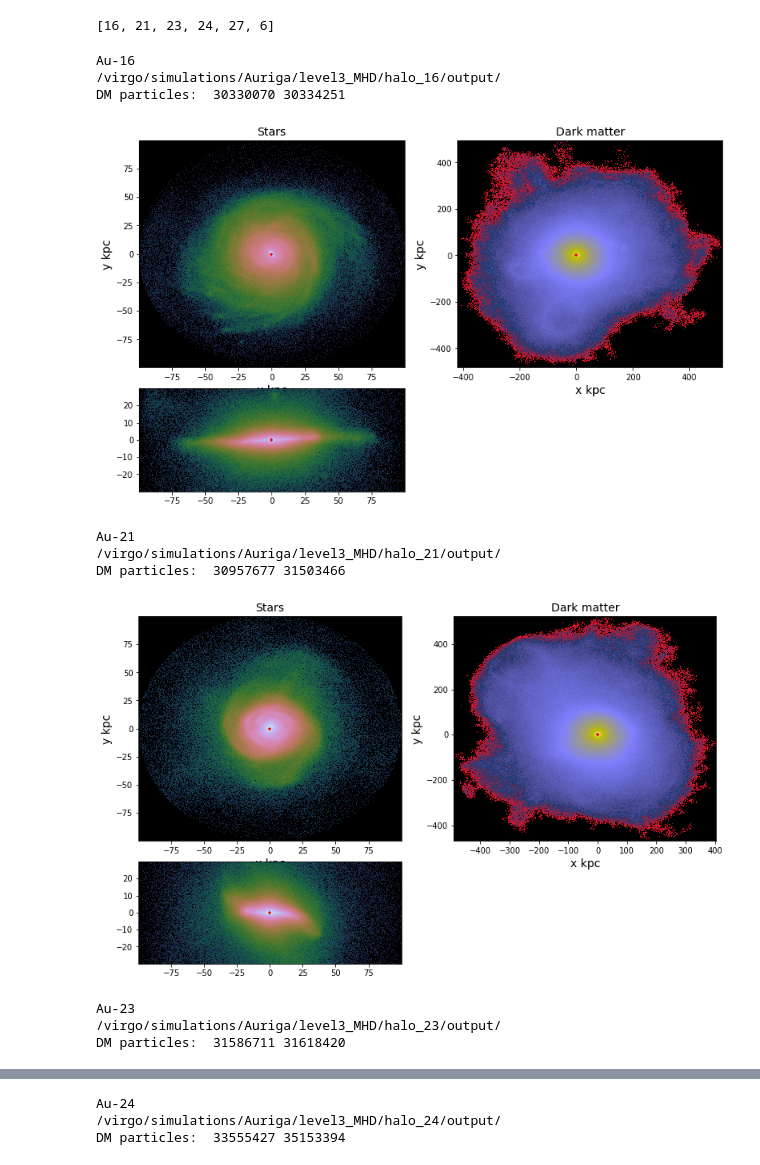
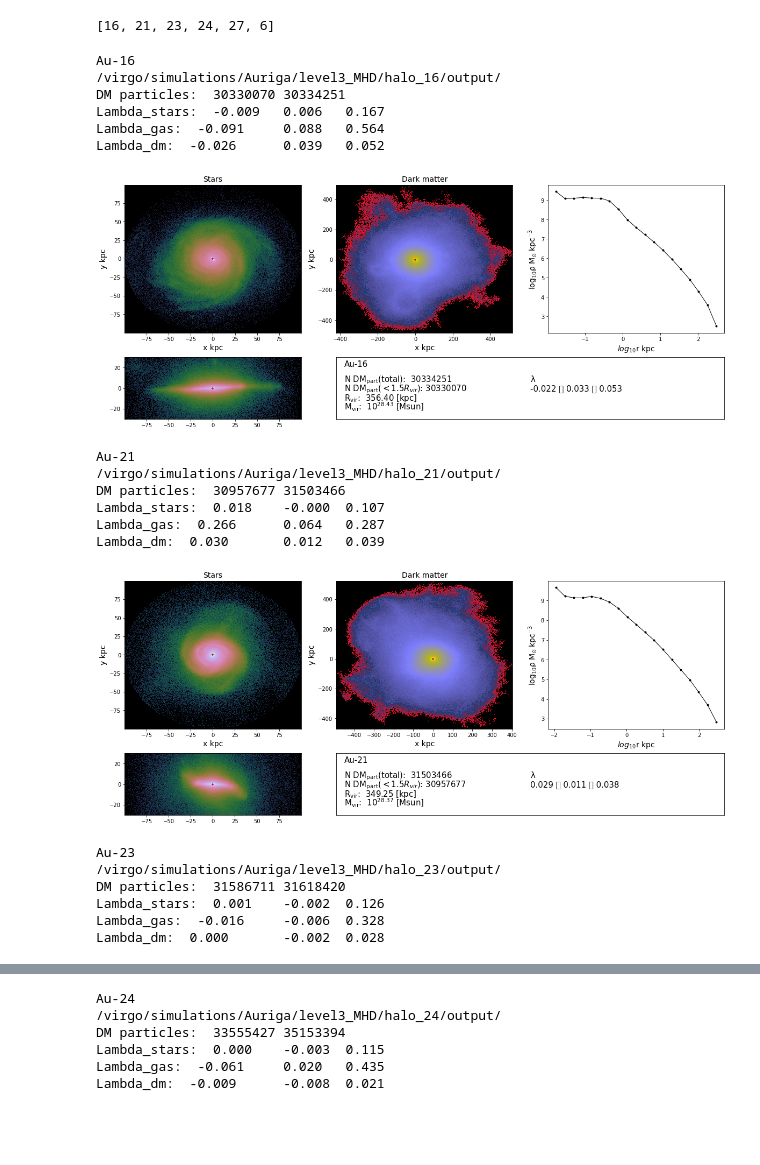
Before and after one commit to jngaravitoc/auriga-exp, a Jupyter notebook: src/Analisys Sample.ipynb, the cells around one changed output, grey strips where cells are left out. Saved outputs shown, nothing was run; the diff lists cells and outputs as text; code cells hidden in the pictures; blank space fills up the shorter version.

```diff
--- a/src/Analisys Sample.ipynb
+++ b/src/Analisys Sample.ipynb
@@ -7,6 +7,19 @@ import seaborn as sns
 import h5py as h5
 import warnings
 warnings.filterwarnings('ignore')
+# %%
+km2kpc=3.24078e-17
+def AngMom(dat):#rxv
+    #print(dat.shape)
+    dat[:,3]=dat[:,3]*km2kpc
+    dat[:,4]=dat[:,4]*km2kpc
+    dat[:,5]=dat[:,5]*km2kpc
+    rxv = np.cross(dat[:,:3],dat[:,3:6])* dat[:,6].reshape((dat[:,6].size,1))
+    #Li = (dat[:,1]*dat[:,5] - dat[:,2]*dat[:,4]) * dat[:,6]
+    #Lj = (dat[:,2]*dat[:,3] - dat[:,0]*dat[:,5]) * dat[:,6]
+    #Lk = (dat[:,0]*dat[:,4] - dat[:,1]*dat[:,3]) * dat[:,6]
+    #Lx,Ly,Lz = np.sum(Li),np.sum(Lj),np.sum(Lk)
+    return np.sum(rxv,axis=0)#np.array([Lx,Ly,Lz])
 # %%
 la.L3MHDsam
 # %% [output]
@@ -29,6 +42,7 @@ for nhalo in la.L3MHDsam:
     #def func1(st,f): return sim.Snapshot_Subhalo(idSubhalo=0,snapType=st,fields=f)
     fields_stars = ['pos','vel','id','mass','type','pot','age']
     fields_dm = ['pos','vel','id','mass','type','pot']
+    fields_gas = ['pos','vel','id','mass','type','pot']
     #manager = multiprocessing.Manager()
     #return_dict = manager.dict()
 
@@ -40,11 +54,12 @@ for nhalo in la.L3MHDsam:
     #p2.join()
     Datstars = sim.Snapshot_Subhalo(idSubhalo=0,snapType='stars',fields=fields_stars)
     DatDM = sim.Snapshot_Subhalo(idSubhalo=0,snapType='dm1',fields=fields_dm)
+    Datgas = sim.Snapshot_Subhalo(idSubhalo=0,snapType='gas',fields=fields_gas)
     #print(return_dict.values())
     #break
     #del p1,p2
 
-    Data = {'stars':Datstars,'dm1':DatDM}
+    Data = {'stars':Datstars,'dm1':DatDM,'gas':Datgas}
     param = {'spos':sim.sf.data['spos'][0,:],
             'svel':sim.sf.data['svel'][0,:],
             'header':sim.Header()}
@@ -53,6 +68,7 @@ for nhalo in la.L3MHDsam:
     Data = gal.Rotate()
     Datstars=Data['stars']
     DatDM = Data['dm1']
+    Datgas = Data['gas']
 
 
     # Stellar Parameter -------------------------------
@@ -63,6 +79,7 @@ for nhalo in la.L3MHDsam:
     Ms = Datstars['mass'] #[Msun]
 
     rs = np.sqrt(Xs**2 + Ys**2)
+    rstar = np.sqrt(Xs**2 + Ys**2 +Zs**2)
 
     # DM paramater ------------------------------------
     posdm = DatDM['pos'] #[kpc
@@ -71,6 +88,7 @@ for nhalo in la.L3MHDsam:
     Zdm = posdm[:,2]
     Mdm = DatDM['mass'] #[Msun]
     r3dm = np.sqrt(Xdm**2 + Ydm**2 + Zdm**2)
+    rdm= np.sqrt(Xdm**2 + Ydm**2 + Zdm**2)
     Npartbe = len(r3dm)
     # --------------------------------------------------
 
@@ -81,17 +99,37 @@ for nhalo in la.L3MHDsam:
     Xdm,Ydm,Zdm,Mdm,r3dm=Xdm[cutdm],Ydm[cutdm],Zdm[cutdm],Mdm[cutdm],r3dm[cutdm]
     print('DM particles: ',len(r3dm),Npartbe)
     #------------------------------------------------------------------------
+    #Compute Lambda
+    G= 6.674*1e-11 #m3⋅kg−1⋅s−2
+    m2kpc, kg2Msun = 3.2408*1e-20,5e-31
+    G=G*(m2kpc**3) /kg2Msun # kpc3 Msun-1 s-2
 
-    #SDf = lambda x,y,k,dim: la.StellarDensity2D(x,y,k,npix = dim,style='SD')
+    rgas = np.sqrt(Datgas['pos'][:,0]**2 + Datgas['pos'][:,1]**2 + Datgas['pos'][:,2]**2)
+    r200 = Rvir
+    sels,selg,seld = (rstar<=r200) , (rgas<=r200) , (rdm<=r200)
+    Mencs,Mencg,Mencd=np.sum(Datstars['mass'][sels]), np.sum(Datgas['mass'][selg]), np.sum(DatDM['mass'][seld])
+    Menc =  Mencs+Mencg+Mencd
+    #print(mass200encl,m200)
+    #r X v
+    Jstar = AngMom(np.hstack((Datstars['pos'],Datstars['vel'],Datstars['mass'].reshape(Datstars['mass'].size,1)))[sels])
+    Jgas  = AngMom(np.hstack((Datgas['pos'],Datgas['vel'],Datgas['mass'].reshape(Datgas['mass'].size,1)))[selg])
+    Jdm   = AngMom(np.hstack((DatDM['pos'],DatDM['vel'],DatDM['mass'].reshape(DatDM['mass'].size,1)))[seld])
+    ## revisar calculo de J para dm
 
-    #p1=multiprocessing.Process(target=SDf, args=(Xs,Ys,Ms,[720,720]))
-    #p2=multiprocessing.Process(target=SDf, args=(Xs,Zs,Ms,[720,int(720/2)]))
-    #p3=multiprocessing.Process(target=SDf, args=(Xdm,Ydm,Mdm,[720,720]))
+    J = Jstar+Jgas+Jdm
 
-    #p1.start()
-    #p2.start()
-    #p3.start()
+    #print(Jstar,Jgas,Jdm,J)
+    V200 = np.sqrt((G*Menc)/r200)
+    V200s,V200g,V200d = np.sqrt((G*Mencs)/r200),np.sqrt((G*Mencg)/r200),np.sqrt((G*Mencd)/r200)
+    Lambda = J / (np.sqrt(2)*Menc*r200*V200)
+    Ls = Jstar / (np.sqrt(2)*Mencs*r200*V200s)
+    Lg = Jgas / (np.sqrt(2)*Mencg*r200*V200g)
+    Ld = Jdm / (np.sqrt(2)*Mencd*r200*V200d)
 
+    print('Lambda_stars:  %.3f\t%.3f\t%.3f'%(Ls[0],Ls[1],Ls[2]))
+    print('Lambda_gas:  %.3f\t%.3f\t%.3f'%(Lg[0],Lg[1],Lg[2]))
+    print('Lambda_dm:  %.3f\t%.3f\t%.3f'%(Ld[0],Ld[1],Ld[2]))
+    #------------------------------------------------------------------------
     Hsf,_xsf,_ysf,boxsf = la.StellarDensity2D(Xs,Ys,Ms,npix = [720,720],style='SD')
     Hse,_xse,_yse,boxse = la.StellarDensity2D(Xs,Zs,Ms,npix = [720,int(720/2)],style='SD')
 
@@ -127,7 +165,6 @@ for nhalo in la.L3MHDsam:
     plt.xlabel('x kpc',fontsize=14)
     plt.ylabel('y kpc',fontsize=14)
 
-    '''
     plt.subplot(3,3,(3,6))
     r3min,r3max=np.log10(r3dm).min(),np.log10(r3dm).max()
     r3dml = np.log10(r3dm)
@@ -142,42 +179,51 @@ for nhalo in la.L3MHDsam:
 
     plt.plot(DR[:-1],np.log10(rho),lw=1,marker='.',c='k')
     plt.ylabel(r'$\rm log_{10} \rho\; M_{\odot}\;kpc^{-3}}$',fontsize=14)
     plt.xlabel(r'$log_{10}$r kpc',fontsize=14)
     #print(DR,rho)
 
     plt.subplot(3,3,(8,9))
 
     plt.text(0.02,0.85,'Au-%s'%nhalo,fontsize=15)
     plt.text(0.02,0.6,r'N $\rm DM_{part}$(total):  %s'%Npartbe,fontsize=15)
     plt.text(0.02,0.45,r'N $\rm DM_{part}$($<1.5R_{vir}$): %s'%len(r3dm),fontsize=15)
     plt.text(0.02,0.3,r'$\rm R_{vir}$:  %.2f [kpc]'%Rvir,fontsize=15)
     plt.text(0.02,0.15,r'$\rm M_{vir}$:  $10^{%.2f}$ [Msun]'%np.log(Mvir),fontsize=15)
+    plt.text(0.5,0.6,r'$\rm \lambda$',fontsize=15)
+    plt.text(0.5,0.45,'%.3f \t %.3f \t %.3f'%(Lambda[0],Lambda[1],Lambda[2]),fontsize=15)
     plt.xticks([])
     plt.yticks([])
     plt.subplots_adjust(hspace=0.4)
-    plt.show()
-    plt.close()'''
     plt.savefig('plots/profiles_Au%s.pdf'%nhalo)
     plt.show()
     plt.close()
-
+    '''
     #g1 = hf.create_group('Au-%s'%nhalo)
     hf = h5.File('Table/Data_DM_Au-%s.hdf5'%nhalo,'w')
     hf.create_dataset('x'    ,data=Xdm)
     hf.create_dataset('y'    ,data=Ydm)
     hf.create_dataset('z'    ,data=Zdm)
     hf.create_dataset('m'    ,data=Mdm)
 
-    hf.close()
+    hf.close()'''
 # %% [output]
 Au-16
 /virgo/simulations/Auriga/level3_MHD/halo_16/output/
 DM particles:  30330070 30334251
+Lambda_stars:  -0.009   0.006   0.167
+Lambda_gas:  -0.091     0.088   0.564
+Lambda_dm:  -0.026      0.039   0.052
-[figure, old version]
+[figure, new version]
 Au-21
 /virgo/simulations/Auriga/level3_MHD/halo_21/output/
 DM particles:  30957677 31503466
+Lambda_stars:  0.018    -0.000  0.107
+Lambda_gas:  0.266      0.064   0.287
+Lambda_dm:  0.030       0.012   0.039
-[figure, old version]
+[figure, new version]
 Au-23
 /virgo/simulations/Auriga/level3_MHD/halo_23/output/
 DM particles:  31586711 31618420
+Lambda_stars:  0.001    -0.002  0.126
+Lambda_gas:  -0.016     -0.006  0.328
+Lambda_dm:  0.000       -0.002  0.028
@@ -185,3 +231,6 @@ DM particles:  31586711 31618420
 Au-24
 /virgo/simulations/Auriga/level3_MHD/halo_24/output/
 DM particles:  33555427 35153394
+Lambda_stars:  0.000    -0.003  0.115
+Lambda_gas:  -0.061     0.020   0.435
+Lambda_dm:  -0.009      -0.008  0.021
```
Also changed, not shown: parts of 3 cells of this notebook, 1 other file.
